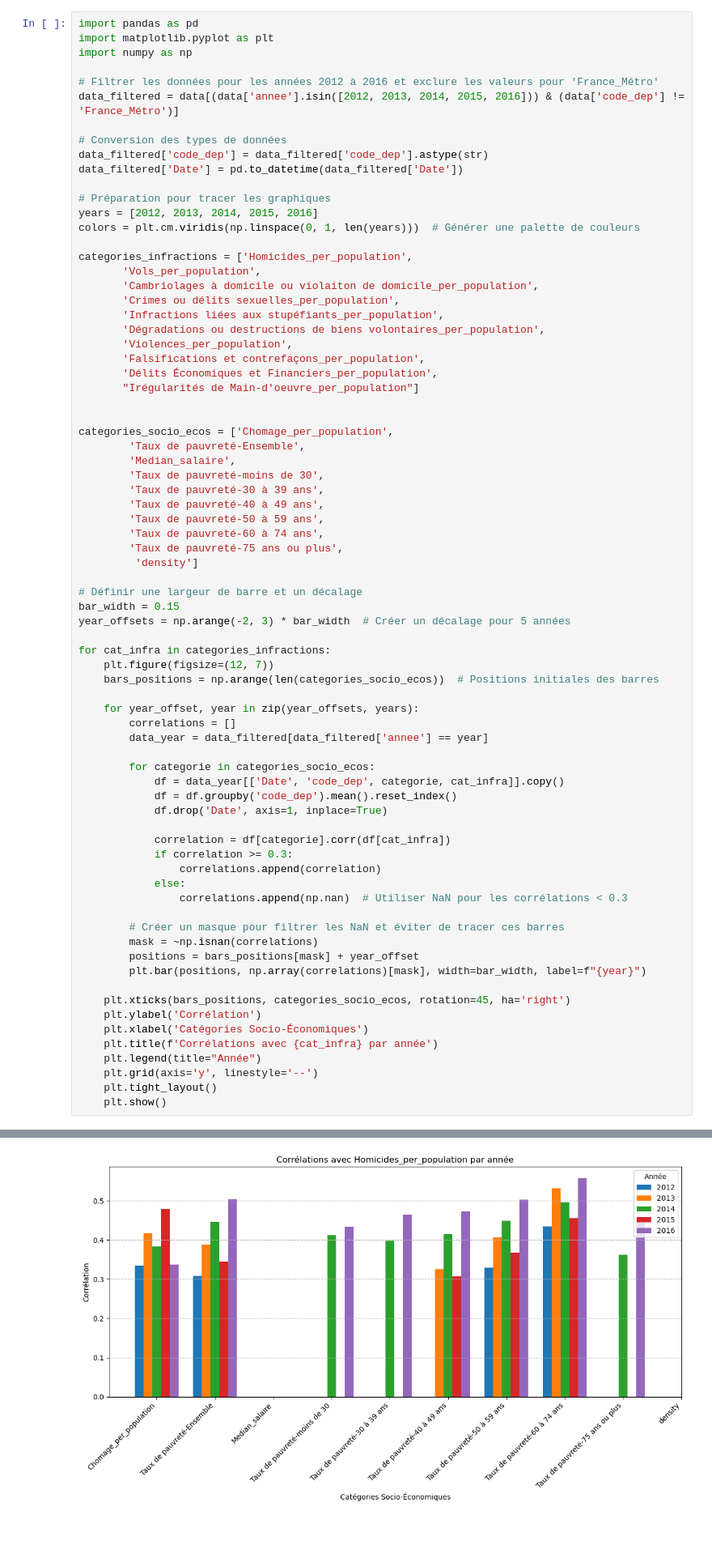
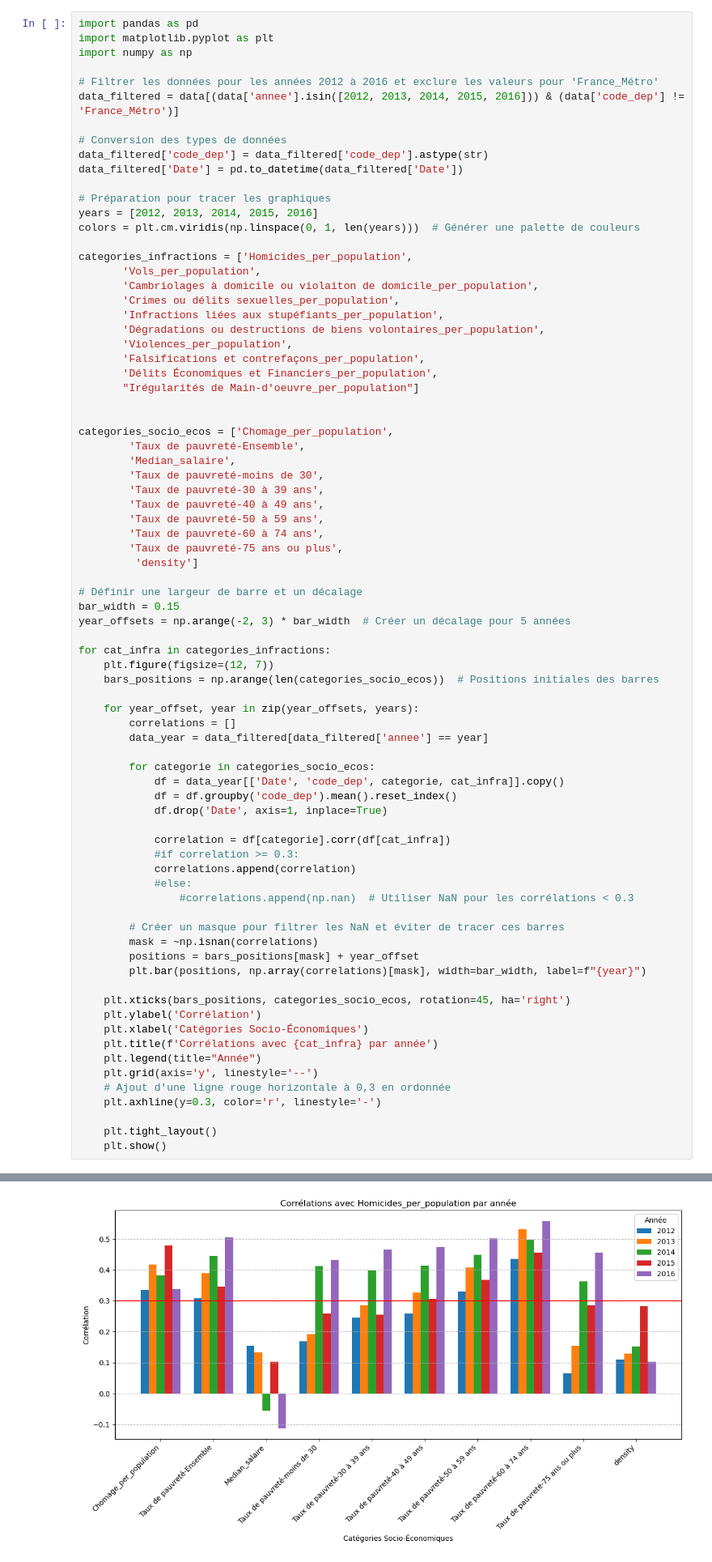
Before and after one commit to HindFaris/urban_security, a Jupyter notebook: Analyse_2012_2016.ipynb, the cells around one changed output, grey strips where cells are left out. Shown at 81% size. Cells and saved outputs as stored; diff of their text form; blank space fills up the shorter version.

```diff
--- a/Analyse_2012_2016.ipynb
+++ b/Analyse_2012_2016.ipynb
@@ -278,35 +278,38 @@ for cat_infra in categories_infractions:
             df = data_year[['Date', 'code_dep', categorie, cat_infra]].copy()
             df = df.groupby('code_dep').mean().reset_index()
             df.drop('Date', axis=1, inplace=True)
 
             correlation = df[categorie].corr(df[cat_infra])
-            if correlation >= 0.3:
-                correlations.append(correlation)
-            else:
-                correlations.append(np.nan)  # Utiliser NaN pour les corrélations < 0.3
+            #if correlation >= 0.3:
+            correlations.append(correlation)
+            #else:
+                #correlations.append(np.nan)  # Utiliser NaN pour les corrélations < 0.3
 
         # Créer un masque pour filtrer les NaN et éviter de tracer ces barres
         mask = ~np.isnan(correlations)
         positions = bars_positions[mask] + year_offset
         plt.bar(positions, np.array(correlations)[mask], width=bar_width, label=f"{year}")
 
     plt.xticks(bars_positions, categories_socio_ecos, rotation=45, ha='right')
     plt.ylabel('Corrélation')
     plt.xlabel('Catégories Socio-Économiques')
     plt.title(f'Corrélations avec {cat_infra} par année')
     plt.legend(title="Année")
     plt.grid(axis='y', linestyle='--')
+    # Ajout d'une ligne rouge horizontale à 0,3 en ordonnée
+    plt.axhline(y=0.3, color='r', linestyle='-')
+
     plt.tight_layout()
     plt.show()
 # %% [output]
 A value is trying to be set on a copy of a slice from a DataFrame.
 Try using .loc[row_indexer,col_indexer] = value instead
 
 See the caveats in the documentation: https://pandas.pydata.org/pandas-docs/stable/user_guide/indexing.html#returning-a-view-versus-a-copy
   data_filtered['code_dep'] = data_filtered['code_dep'].astype(str)
 A value is trying to be set on a copy of a slice from a DataFrame.
 Try using .loc[row_indexer,col_indexer] = value instead
 
 See the caveats in the documentation: https://pandas.pydata.org/pandas-docs/stable/user_guide/indexing.html#returning-a-view-versus-a-copy
   data_filtered['Date'] = pd.to_datetime(data_filtered['Date'])
-[figure, old version]
+[figure, new version]
```
Also changed, not shown: parts of 2 cells of this notebook.
